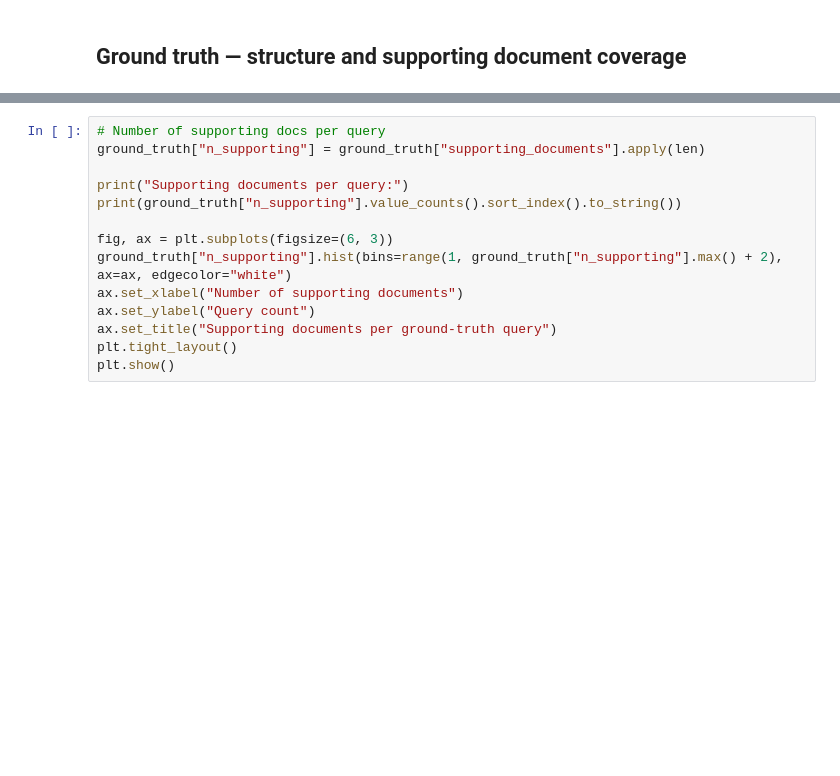
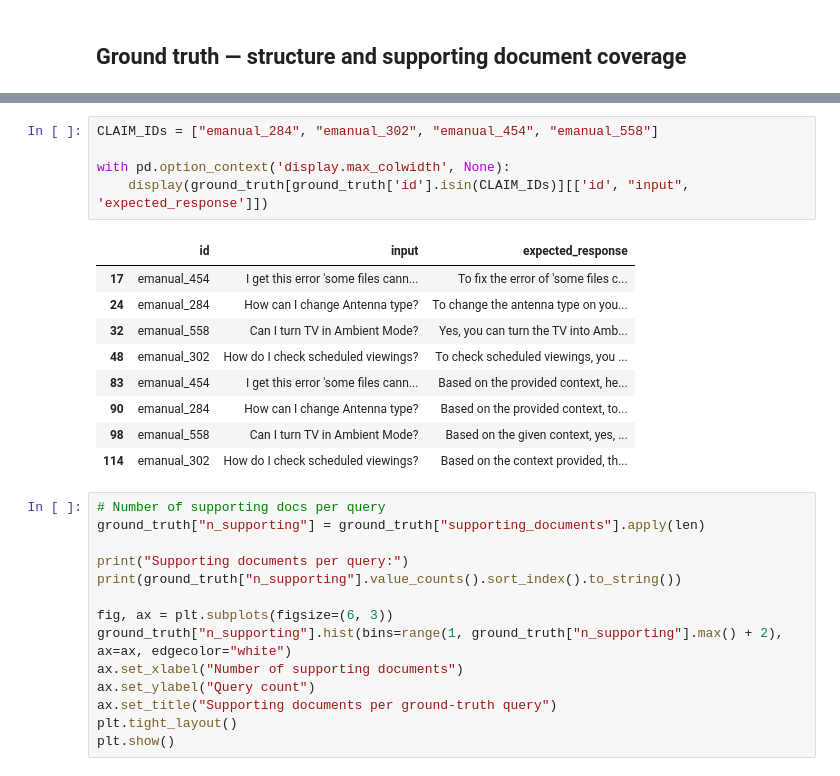
Before and after one commit to n-ploch/on-device-rag-performance, a Jupyter notebook: notebooks/02_explore_ragbench_corpus.ipynb, the cells around one changed output, grey strips where cells are left out. Cells and saved outputs as stored; diff of their text form; blank space fills up the shorter version.

Commit message:
add single claim ID extraction

```diff
--- a/notebooks/02_explore_ragbench_corpus.ipynb
+++ b/notebooks/02_explore_ragbench_corpus.ipynb
@@ -203,6 +203,21 @@ Columns: ['id', 'input', 'expected_label', 'supporting_documents', 'evidence', '
 | 2 | emanual_32 | How can I view the channels that ... | None | [doc_a30e0d968e9f, doc_d21818672b... | [] | To view the channels that are sea... |
 | 3 | emanual_490 | Can I configure Tint? | None | [doc_709878d28e18, doc_32a7610d50... | [] | Yes, you can configure Tint by ac... |
 | 4 | emanual_426 | How do I fix the missing/wrong co... | None | [doc_9fab54087998, doc_47b624df71... | [] | To fix the missing/wrong color is... |
+# %%
+CLAIM_IDs = ["emanual_284", "emanual_302", "emanual_454", "emanual_558"]
+
+with pd.option_context('display.max_colwidth', None):
+    display(ground_truth[ground_truth['id'].isin(CLAIM_IDs)][['id', "input", 'expected_response']])
+# %% [output]
+|  | id | input | expected_response |
+| 17 | emanual_454 | I get this error 'some files cann... | To fix the error of 'some files c... |
+| 24 | emanual_284 | How can I change Antenna type? | To change the antenna type on you... |
+| 32 | emanual_558 | Can I turn TV in Ambient Mode? | Yes, you can turn the TV into Amb... |
+| 48 | emanual_302 | How do I check scheduled viewings? | To check scheduled viewings, you ... |
+| 83 | emanual_454 | I get this error 'some files cann... | Based on the provided context, he... |
+| 90 | emanual_284 | How can I change Antenna type? | Based on the provided context, to... |
+| 98 | emanual_558 | Can I turn TV in Ambient Mode? | Based on the given context, yes, ... |
+| 114 | emanual_302 | How do I check scheduled viewings? | Based on the context provided, th... |
 # %%
 # Number of supporting docs per query
 ground_truth["n_supporting"] = ground_truth["supporting_documents"].apply(len)
```
Also changed, not shown: parts of 1 cell of this notebook.
